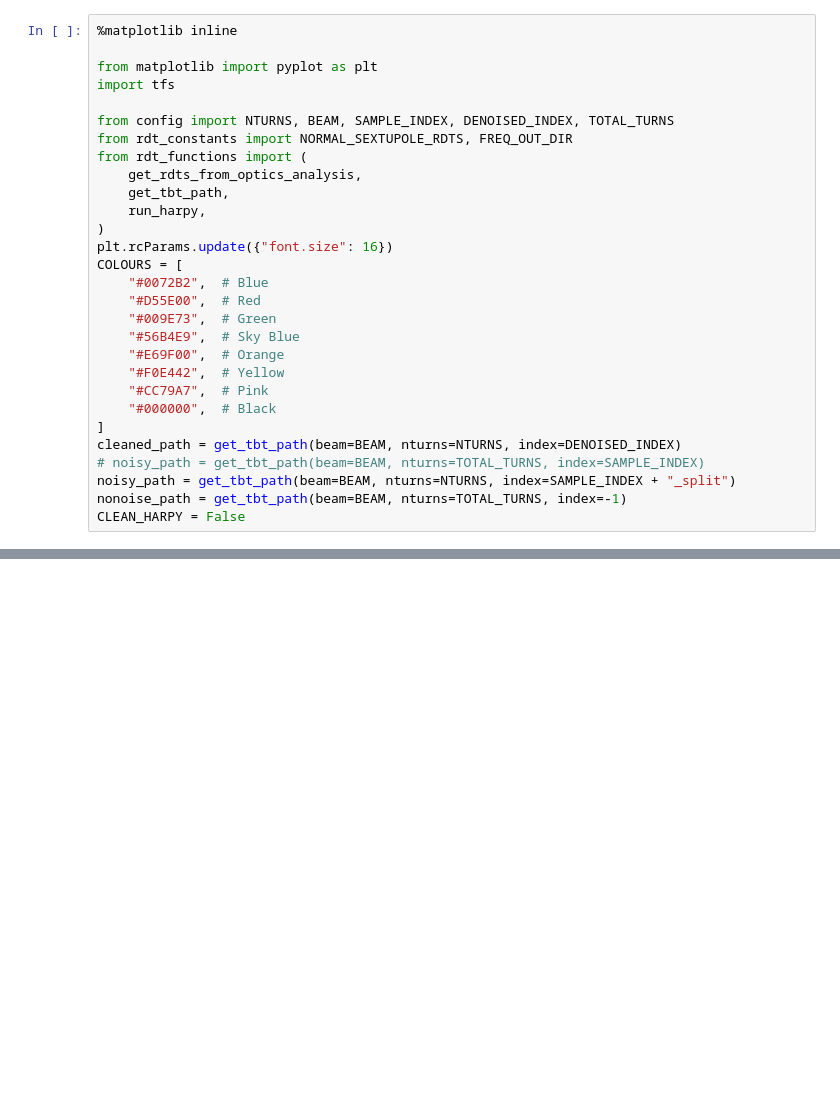
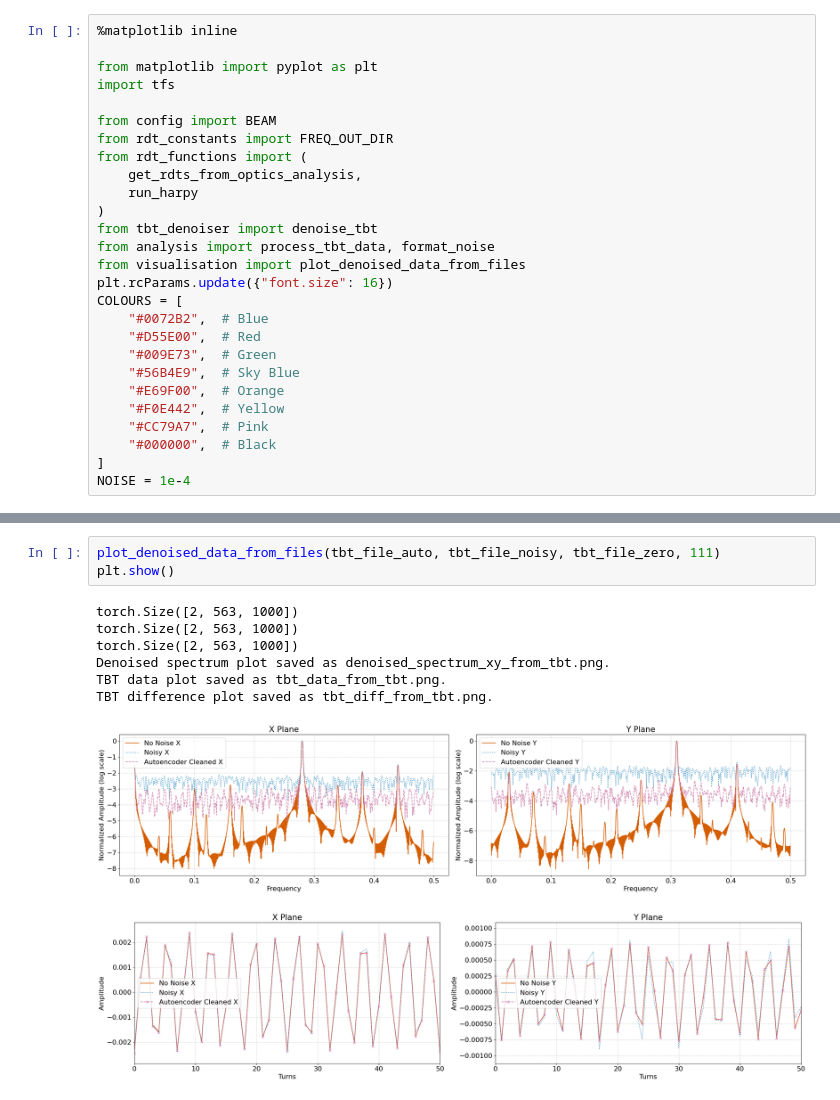
Before and after one commit to jgray-19/autocleaner, a Jupyter notebook: analysis.ipynb, the cells around one changed output, grey strips where cells are left out. Drawn from its saved outputs; the diff is of its cells as text; blank space fills up the shorter version.

```diff
--- a/analysis.ipynb
+++ b/analysis.ipynb
@@ -4,13 +4,15 @@
 from matplotlib import pyplot as plt
 import tfs
 
-from config import NTURNS, BEAM, SAMPLE_INDEX, DENOISED_INDEX, TOTAL_TURNS
-from rdt_constants import NORMAL_SEXTUPOLE_RDTS, FREQ_OUT_DIR
+from config import BEAM
+from rdt_constants import FREQ_OUT_DIR
 from rdt_functions import (
     get_rdts_from_optics_analysis,
-    get_tbt_path,
-    run_harpy,
+    run_harpy
 )
+from tbt_denoiser import denoise_tbt
+from analysis import process_tbt_data, format_noise
+from visualisation import plot_denoised_data_from_files
 plt.rcParams.update({"font.size": 16})
 COLOURS = [
     "#0072B2",  # Blue
@@ -22,8 +24,4 @@ COLOURS = [
     "#CC79A7",  # Pink
     "#000000",  # Black
 ]
-cleaned_path = get_tbt_path(beam=BEAM, nturns=NTURNS, index=DENOISED_INDEX)
-# noisy_path = get_tbt_path(beam=BEAM, nturns=TOTAL_TURNS, index=SAMPLE_INDEX)
-noisy_path = get_tbt_path(beam=BEAM, nturns=NTURNS, index=SAMPLE_INDEX + "_split")
-nonoise_path = get_tbt_path(beam=BEAM, nturns=TOTAL_TURNS, index=-1)
-CLEAN_HARPY = False
+NOISE = 1e-4
@@ -29,0 +40,12 @@ CLEAN_HARPY = False
+# %%
+plot_denoised_data_from_files(tbt_file_auto, tbt_file_noisy, tbt_file_zero, 111)
+plt.show()
+# %% [output]
+torch.Size([2, 563, 1000])
+torch.Size([2, 563, 1000])
+torch.Size([2, 563, 1000])
+Denoised spectrum plot saved as denoised_spectrum_xy_from_tbt.png.
+TBT data plot saved as tbt_data_from_tbt.png.
+TBT difference plot saved as tbt_diff_from_tbt.png.
+[figure, added]
+[figure, added]
```
Also changed, not shown: parts of 9 cells of this notebook, 8 other files.
